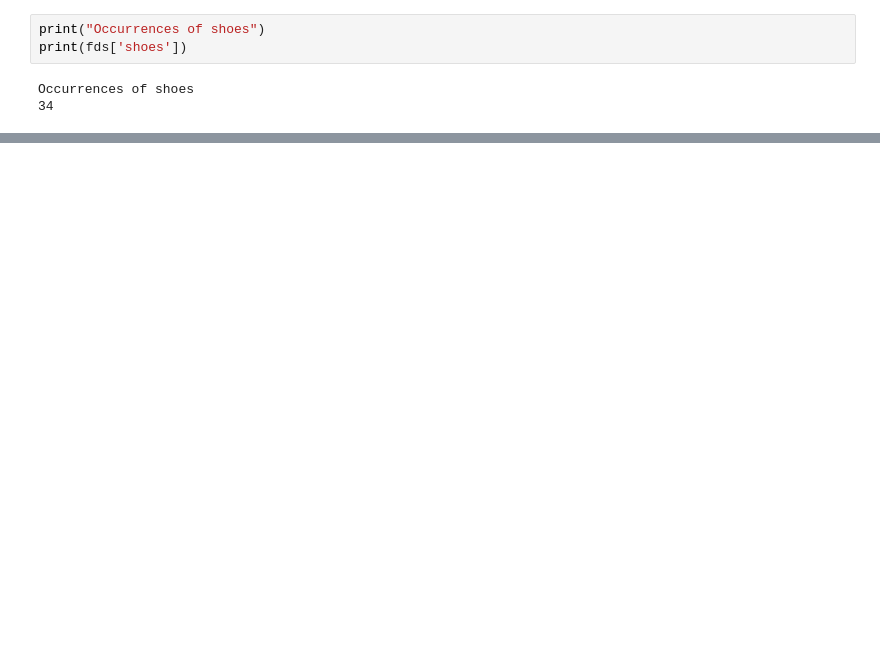
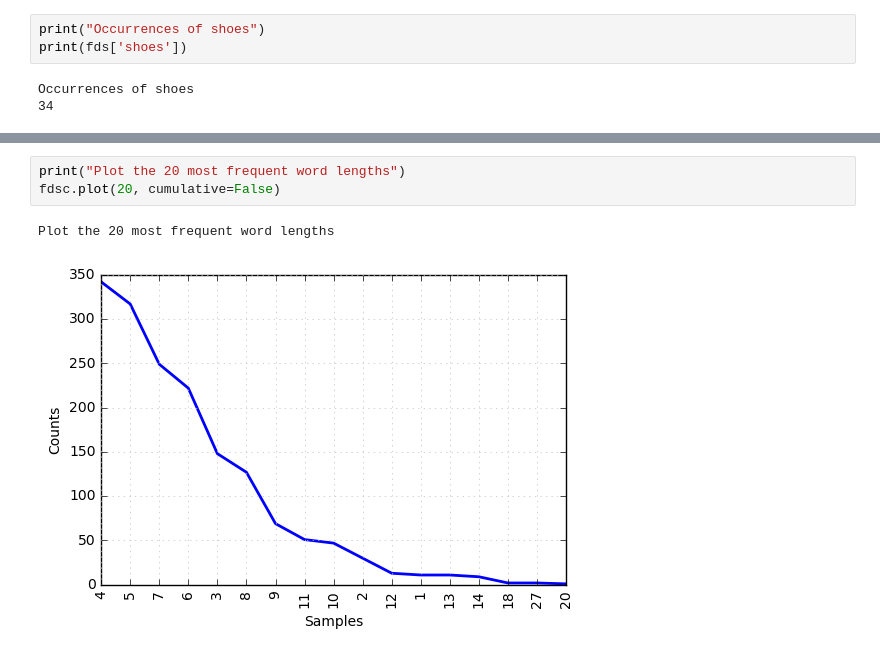
Before and after one commit to technopreneurG/learn_text_analysis, a Jupyter notebook: nltk/nltk1-frequency-distribution.ipynb, the cells around one changed output, grey strips where cells are left out. Saved outputs shown, nothing was run; the diff lists cells and outputs as text; blank space fills up the shorter version.

```diff
--- a/nltk/nltk1-frequency-distribution.ipynb
+++ b/nltk/nltk1-frequency-distribution.ipynb
@@ -101,0 +183,6 @@ Plot the most frequent 20 words
+# %%
+print("Plot the 20 most frequent word lengths")
+fdsc.plot(20, cumulative=False)
+# %% [output]
+Plot the 20 most frequent word lengths
+[figure, added]
```
Also changed, not shown: parts of 13 cells of this notebook.
